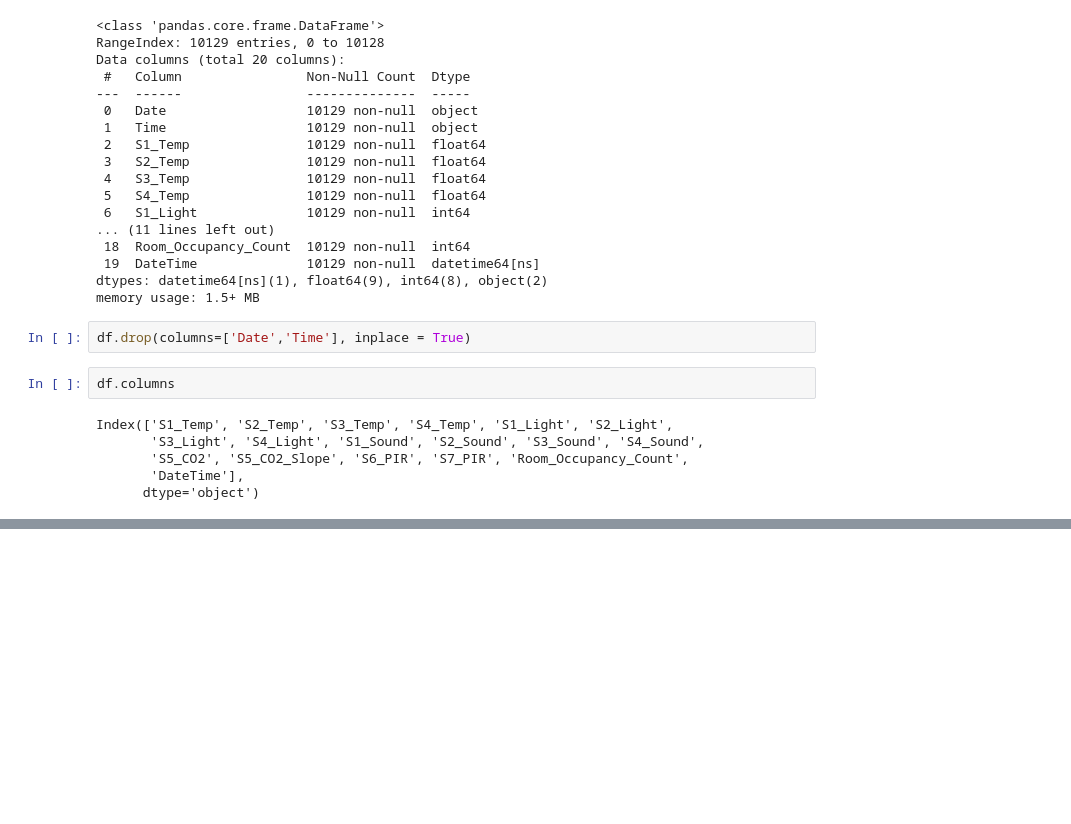
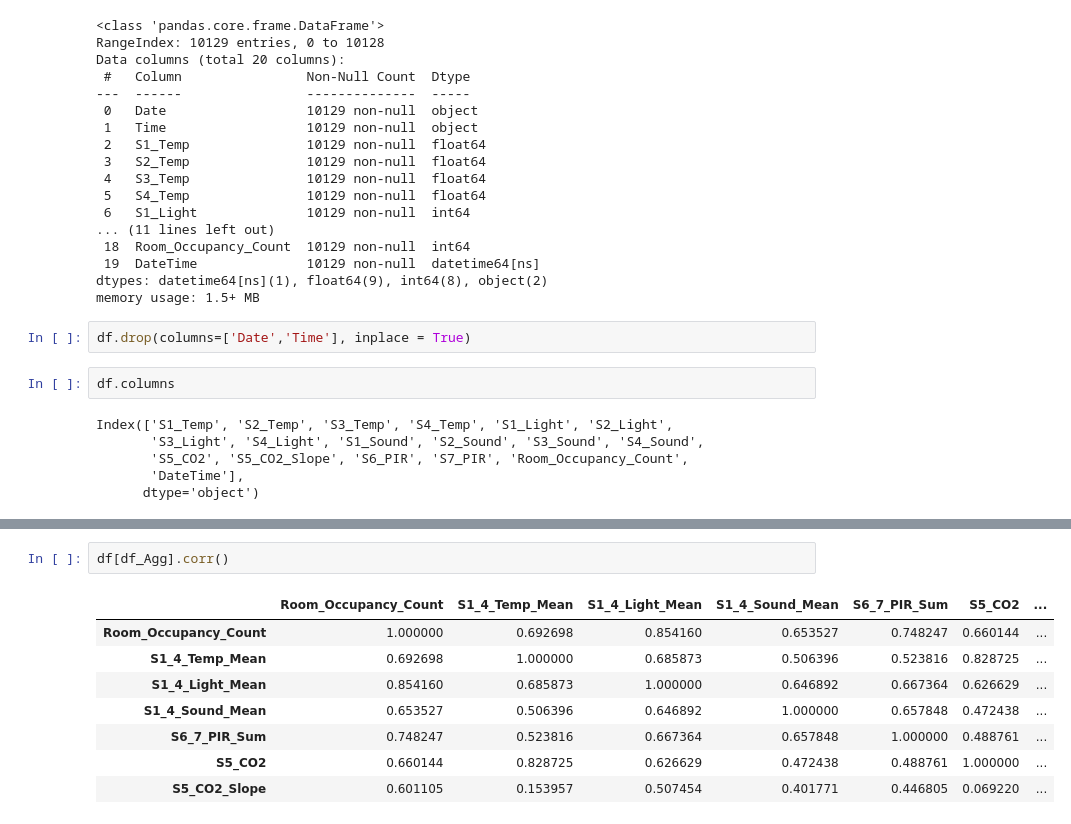
Before and after one commit to AzzamAlfurhud/BC-ML-Project, a Jupyter notebook: Room Occupancy Estimation.ipynb, the cells around one changed output, grey strips where cells are left out. Saved outputs shown, nothing was run; the diff lists cells and outputs as text; blank space fills up the shorter version.

```diff
--- a/Room Occupancy Estimation.ipynb
+++ b/Room Occupancy Estimation.ipynb
@@ -122,0 +125,11 @@ X_train, X_test, y_train, y_test = train_test_split(X, y, test_size = 0.25, rand
+# %%
+df[df_Agg].corr()
+# %% [output]
+|  | Room_Occupancy_Count | S1_4_Temp_Mean | S1_4_Light_Mean | S1_4_Sound_Mean | S6_7_PIR_Sum | S5_CO2 | ... |
+| Room_Occupancy_Count | 1.000000 | 0.692698 | 0.854160 | 0.653527 | 0.748247 | 0.660144 | ... |
+| S1_4_Temp_Mean | 0.692698 | 1.000000 | 0.685873 | 0.506396 | 0.523816 | 0.828725 | ... |
+| S1_4_Light_Mean | 0.854160 | 0.685873 | 1.000000 | 0.646892 | 0.667364 | 0.626629 | ... |
+| S1_4_Sound_Mean | 0.653527 | 0.506396 | 0.646892 | 1.000000 | 0.657848 | 0.472438 | ... |
+| S6_7_PIR_Sum | 0.748247 | 0.523816 | 0.667364 | 0.657848 | 1.000000 | 0.488761 | ... |
+| S5_CO2 | 0.660144 | 0.828725 | 0.626629 | 0.472438 | 0.488761 | 1.000000 | ... |
+| S5_CO2_Slope | 0.601105 | 0.153957 | 0.507454 | 0.401771 | 0.446805 | 0.069220 | ... |
```
Also changed, not shown: parts of 23 cells of this notebook.
